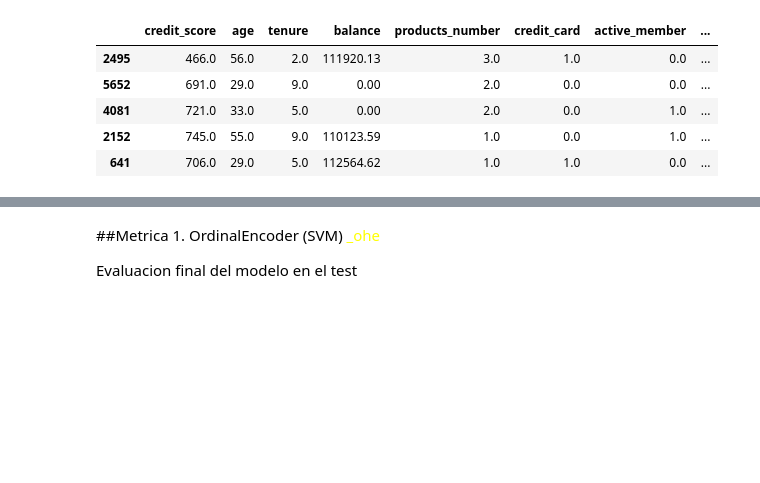
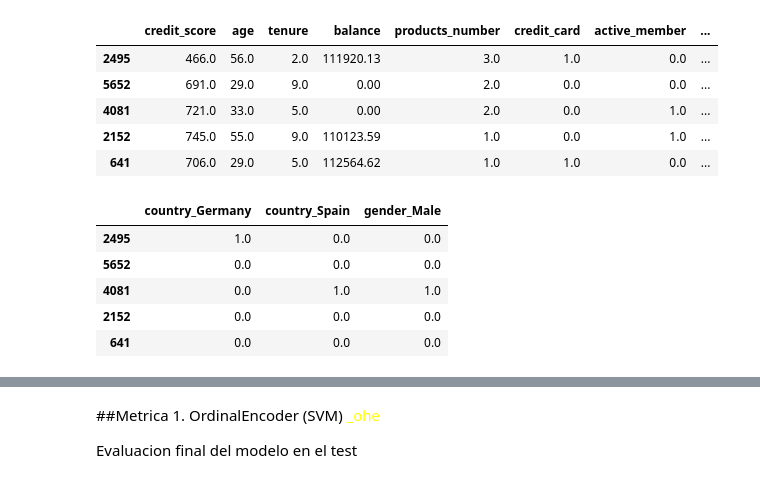
Before and after one commit to dariobublitz/DS, a Jupyter notebook: AlgoritmoML_MVP_Bublitz_.ipynb, the cells around one changed output, grey strips where cells are left out. Cells and saved outputs as stored; diff of their text form; code cells hidden in the pictures; blank space fills up the shorter version.

```diff
--- a/AlgoritmoML_MVP_Bublitz_.ipynb
+++ b/AlgoritmoML_MVP_Bublitz_.ipynb
@@ -1885,0 +1862,9 @@ X_test_encoded.head()
+# %%
+Xx_test_ohe.head()
+# %% [output]
+|  | country_Germany | country_Spain | gender_Male |
+| 2495 | 1.0 | 0.0 | 0.0 |
+| 5652 | 0.0 | 0.0 | 0.0 |
+| 4081 | 0.0 | 1.0 | 1.0 |
+| 2152 | 0.0 | 0.0 | 0.0 |
+| 641 | 0.0 | 0.0 | 0.0 |
```
Also changed, not shown: parts of 29 cells of this notebook.
